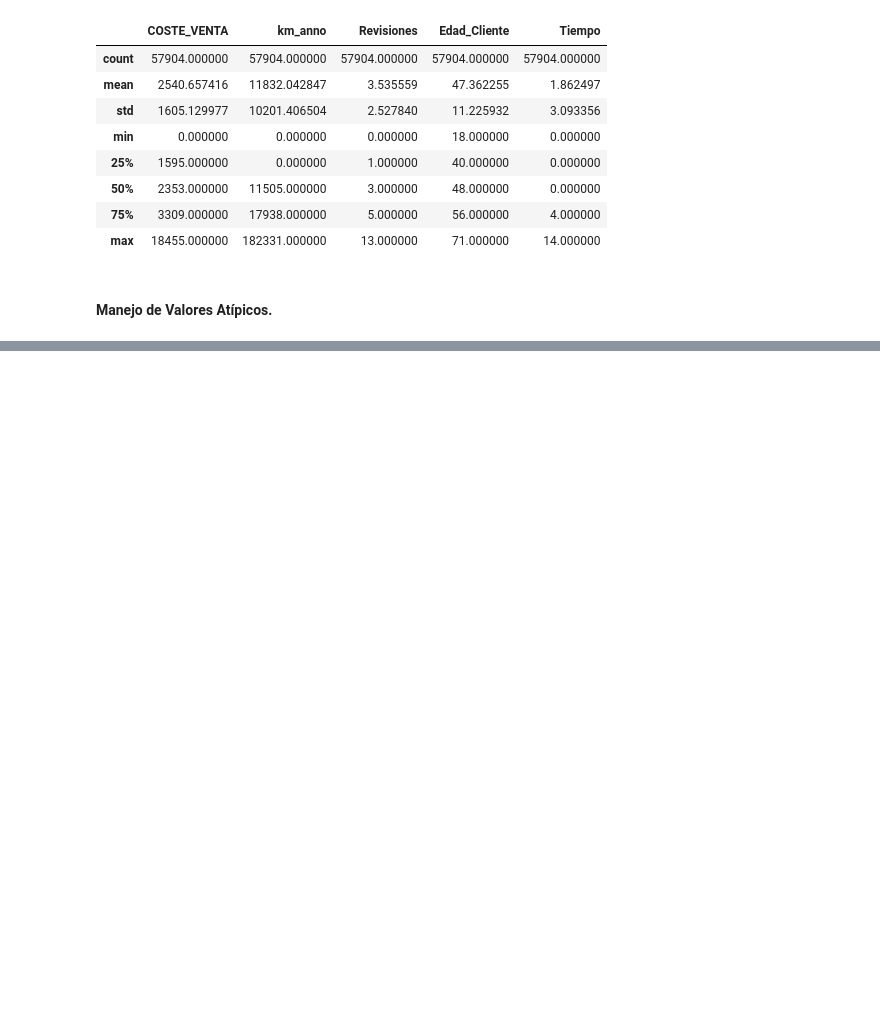
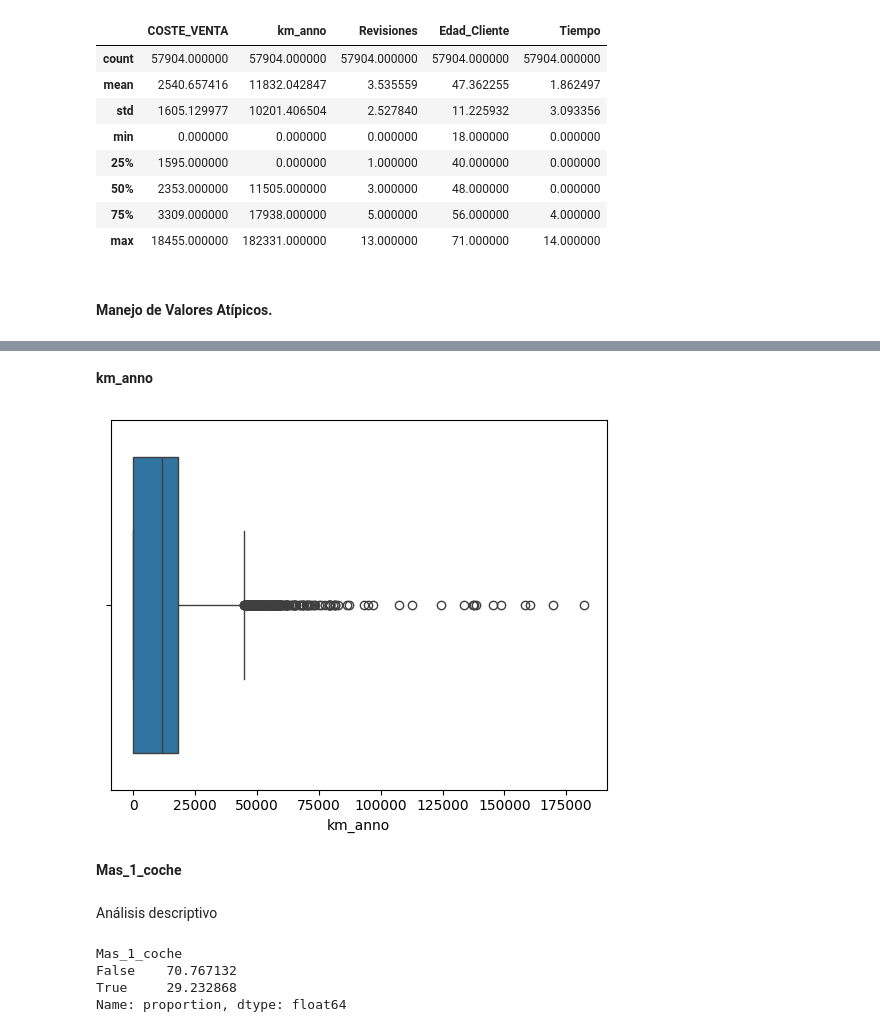
Before and after one commit to clauloro/Caso01_Propensity, a Jupyter notebook: Análisis Exploratorio de Datos - Propensión de Compra.ipynb, the cells around one changed output, grey strips where cells are left out. Saved outputs shown, nothing was run; the diff lists cells and outputs as text; code cells hidden in the pictures; blank space fills up the shorter version.

```diff
--- a/Análisis Exploratorio de Datos - Propensión de Compra.ipynb
+++ b/Análisis Exploratorio de Datos - Propensión de Compra.ipynb
@@ -585,0 +651,21 @@ df[v_continuas].describe()
+# %% [markdown]
+**km_anno**
+# %%
+import seaborn as sns
+import matplotlib.pyplot as plt
+
+sns.boxplot(x=df['km_anno'])
+plt.show()
+# %% [output]
+[figure, added]
+# %% [markdown]
+**Mas_1_coche**
+# %% [markdown]
+Análisis descriptivo
+# %%
+df['Mas_1_coche'].value_counts(normalize=True) * 100  # Porcentaje de cada categoría
+# %% [output]
+Mas_1_coche
+False    70.767132
+True     29.232868
+Name: proportion, dtype: float64
```
Also changed, not shown: parts of 23 cells of this notebook.
